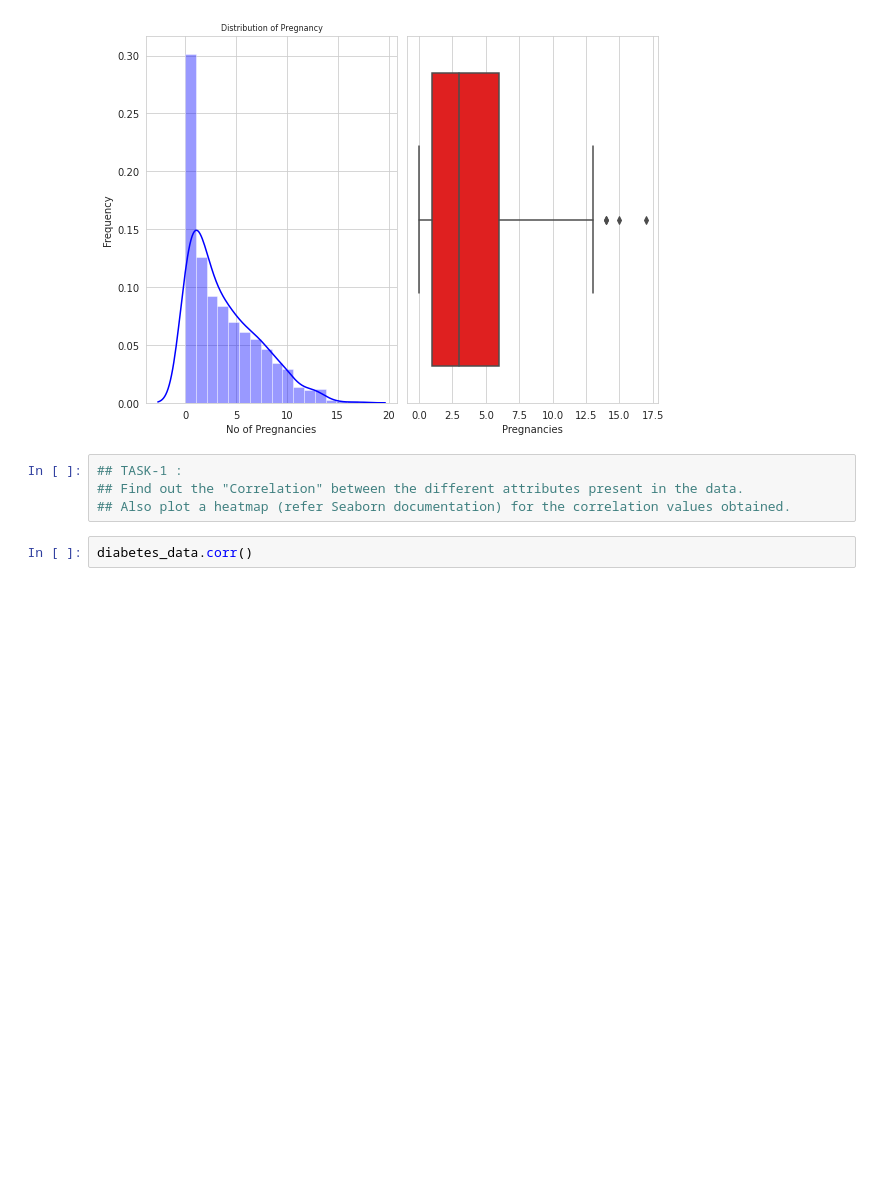
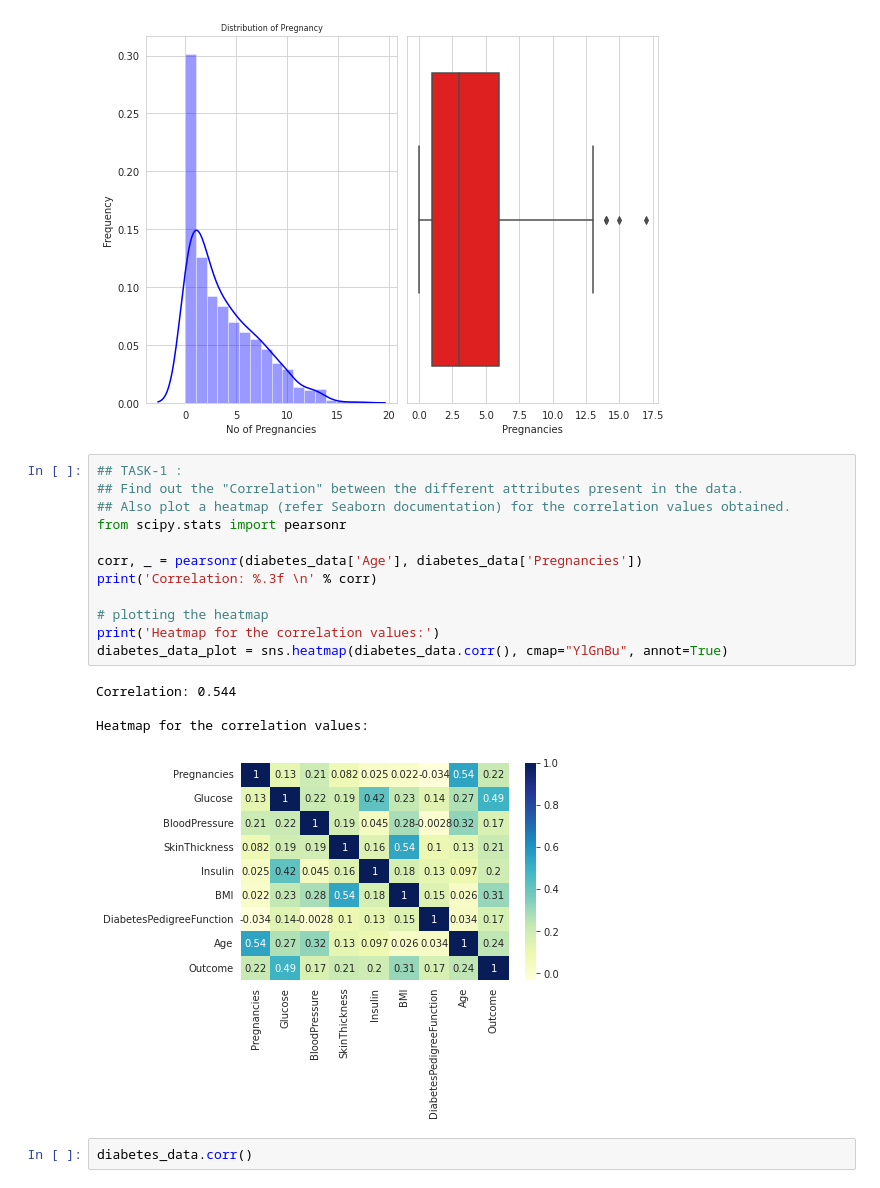
Before and after one commit to Eshan-Sharma/fmml2021, a Jupyter notebook: Project_Work/Project3_Module4_FMML20210190.ipynb, the cells around one changed output. Cells and saved outputs as stored; diff of their text form; blank space fills up the shorter version.

```diff
--- a/Project_Work/Project3_Module4_FMML20210190.ipynb
+++ b/Project_Work/Project3_Module4_FMML20210190.ipynb
@@ -118,7 +118,20 @@ plt.tight_layout()
 # %%
 ## TASK-1 :
 ## Find out the "Correlation" between the different attributes present in the data.
 ## Also plot a heatmap (refer Seaborn documentation) for the correlation values obtained.
+from scipy.stats import pearsonr
+
+corr, _ = pearsonr(diabetes_data['Age'], diabetes_data['Pregnancies'])
+print('Correlation: %.3f \n' % corr)
+
+# plotting the heatmap
+print('Heatmap for the correlation values:')
+diabetes_data_plot = sns.heatmap(diabetes_data.corr(), cmap="YlGnBu", annot=True)
+# %% [output]
+Correlation: 0.544
+
+Heatmap for the correlation values:
+[figure, added]
 # %%
 diabetes_data.corr()
 # %% [output]
```
Also changed, not shown: parts of 8 cells of this notebook.
